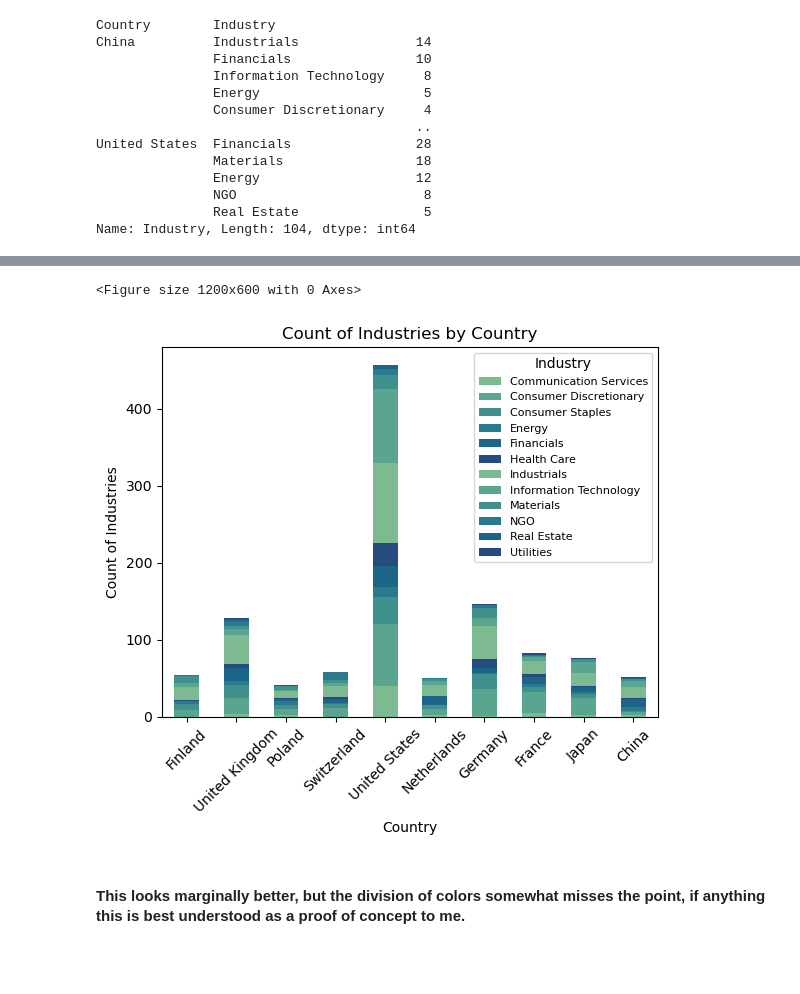
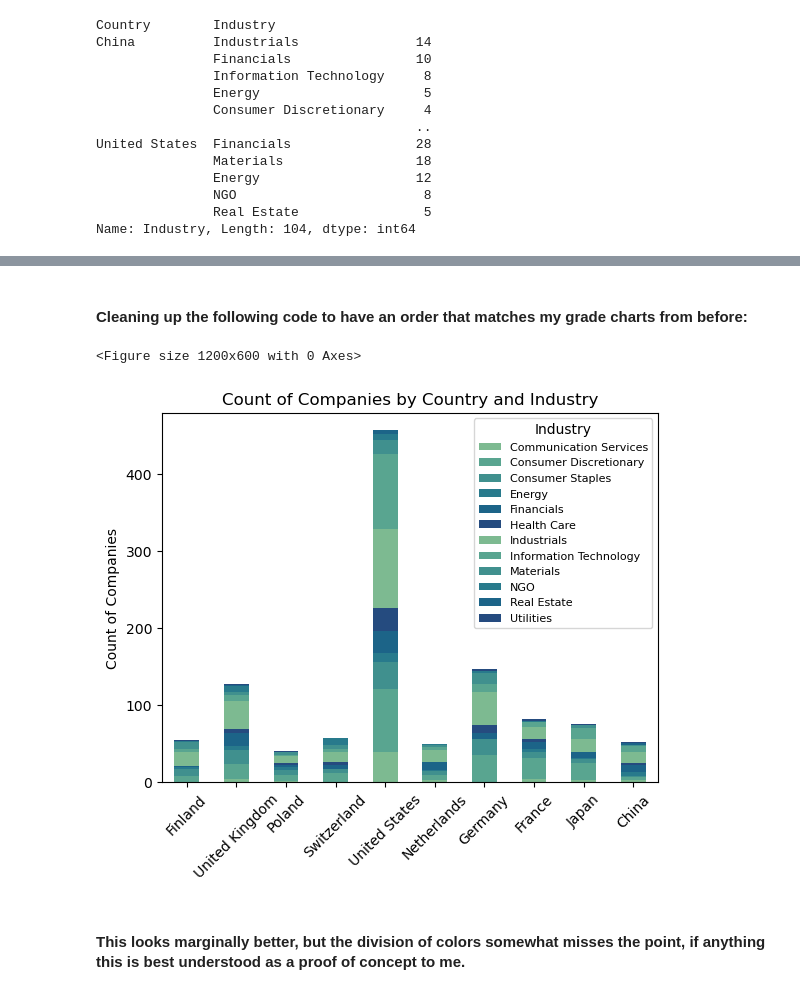
Before and after one commit to tralinde/companies_in_russia, a Jupyter notebook: notebooks/stretch_goals.ipynb, the cells around one changed output, grey strips where cells are left out. Saved outputs shown, nothing was run; the diff lists cells and outputs as text; code cells hidden in the pictures; blank space fills up the shorter version.

Commit message:
Cleaned up some bugs in the data to pull a more refined chart from the code.

```diff
--- a/notebooks/stretch_goals.ipynb
+++ b/notebooks/stretch_goals.ipynb
@@ -71,18 +68,28 @@ plt.show()
+# %% [markdown]
+#### Cleaning up the following code to have an order that matches my grade charts from before:
 # %%
 # Trying the above with a less garish color scheme:
+
+# Custom_order, reindex, unstacking all part of making a consistent and more human-readable visual presentation.
+
+custom_order = ['Finland', 'United Kingdom', 'Poland', 'Switzerland', 'United States', 'Netherlands', 'Germany', 'France', 'Japan', 'China']
+
+reordered_data = country_industries.reindex(custom_order, level='Country')
+
+stacked_data = reordered_data.unstack()
 
 plt.figure(figsize=(12, 6))
 sns.set_palette("crest")
 stacked_data.plot(kind='bar', stacked=True)
-plt.title('Count of Industries by Country')
-plt.xlabel('Country')
-plt.ylabel('Count of Industries')
+plt.title('Count of Companies by Country and Industry')
+plt.xlabel(None)
+plt.ylabel('Count of Companies')
 plt.xticks(rotation=45)
 plt.legend(title='Industry', prop={'size': 8})
 
 plt.show()
 # %% [output]
 <Figure size 1200x600 with 0 Axes>
-[figure, old version]
+[figure, new version]
 # %% [markdown]
 #### This looks marginally better, but the division of colors somewhat misses the point, if anything this is best understood as a proof of concept to me.
```
Also changed, not shown: parts of 1 cell of this notebook, 4 other files.
